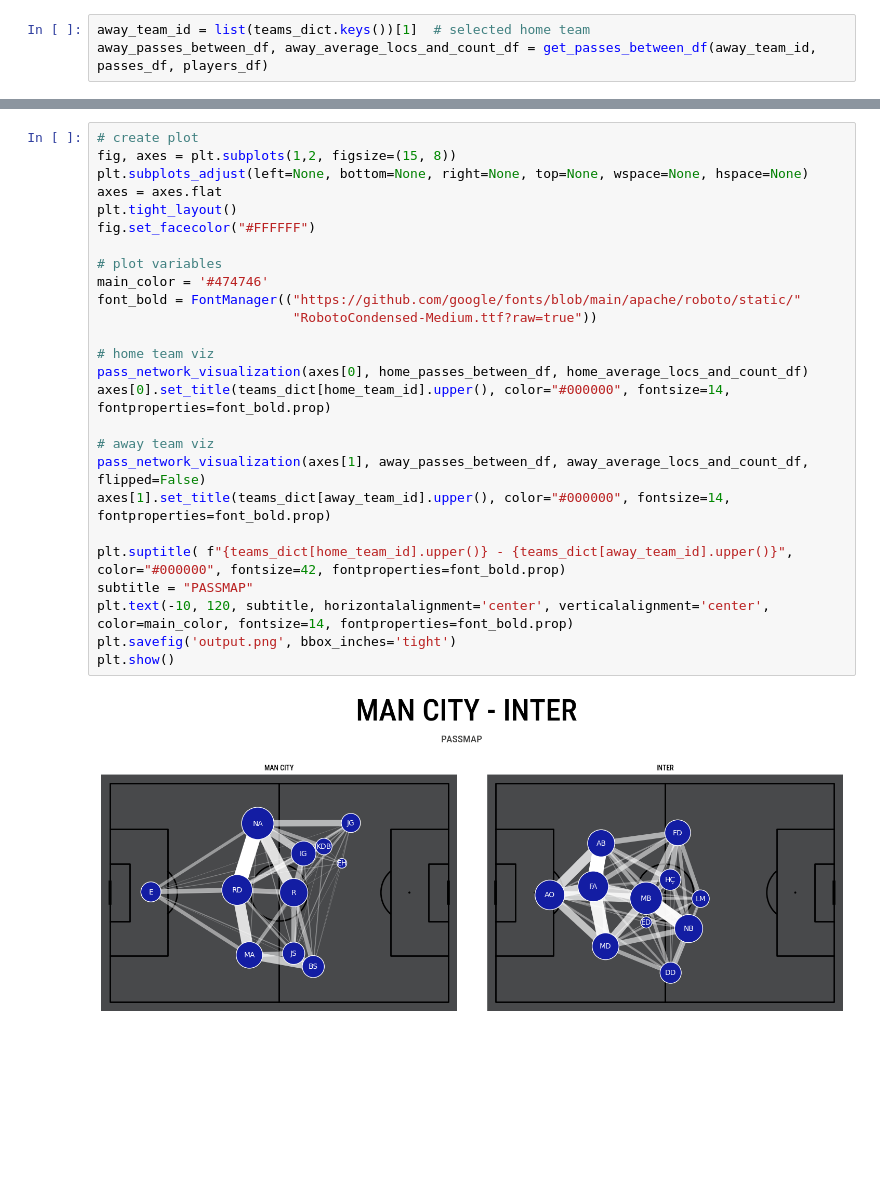
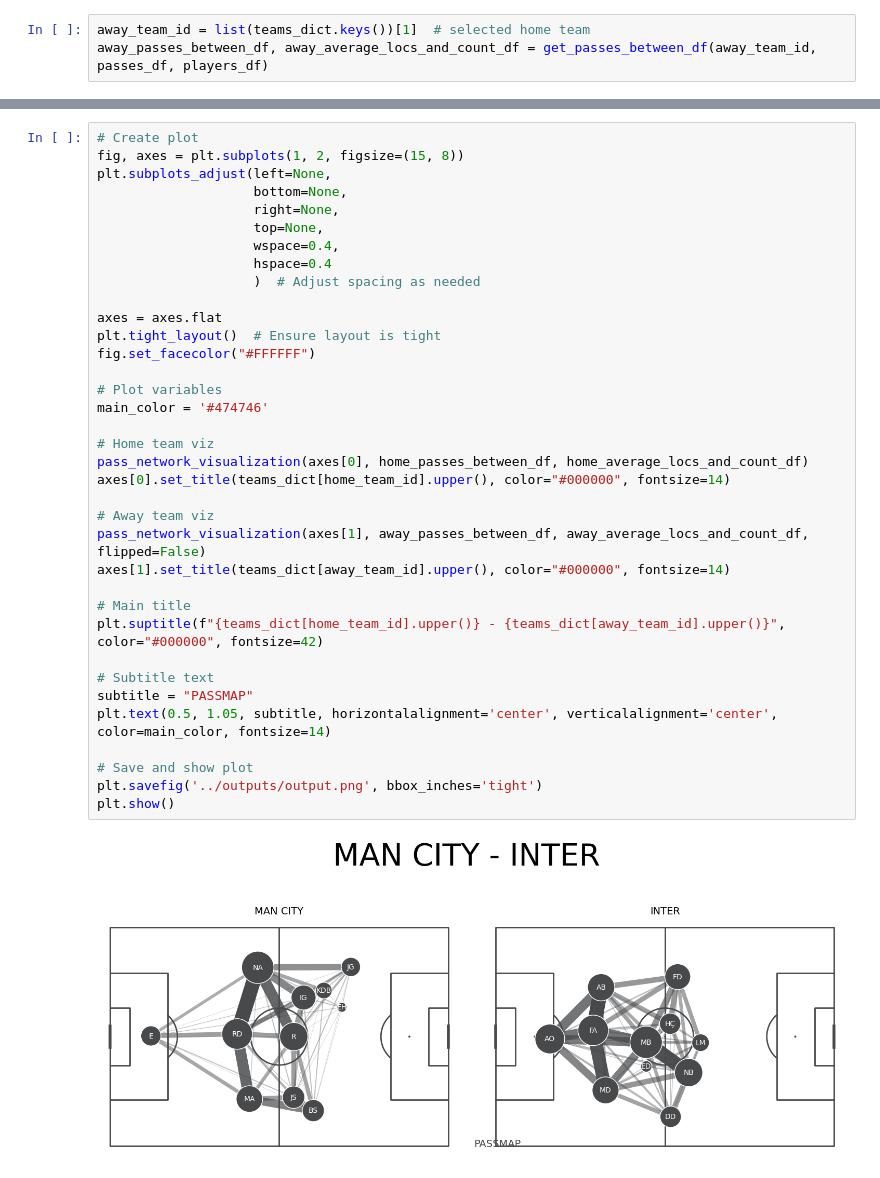
Before and after one commit to KeilanKenny/Football-Passmaps, a Jupyter notebook: src/create_passmap.ipynb, the cells around one changed output, grey strips where cells are left out. Drawn from its saved outputs; the diff is of its cells as text; blank space fills up the shorter version.

```diff
--- a/src/create_passmap.ipynb
+++ b/src/create_passmap.ipynb
@@ -177,34 +193,44 @@ def pass_network_visualization(ax, passes_between_df, average_locs_and_count_df,
                        ha='center', size=10, ax=ax)
 
     return pitch
-# %%
-# create plot
-fig, axes = plt.subplots(1,2, figsize=(15, 8))
-plt.subplots_adjust(left=None, bottom=None, right=None, top=None, wspace=None, hspace=None)
-axes = axes.flat
-plt.tight_layout()
-fig.set_facecolor("#FFFFFF")
-
-# plot variables
-main_color = '#474746'
-font_bold = FontManager(("https://github.com/google/fonts/blob/main/apache/roboto/static/"
-                         "RobotoCondensed-Medium.ttf?raw=true"))
-
-# home team viz
-pass_network_visualization(axes[0], home_passes_between_df, home_average_locs_and_count_df)
-axes[0].set_title(teams_dict[home_team_id].upper(), color="#000000", fontsize=14, fontproperties=font_bold.prop)
-
-# away team viz
-pass_network_visualization(axes[1], away_passes_between_df, away_average_locs_and_count_df, flipped=False)
-axes[1].set_title(teams_dict[away_team_id].upper(), color="#000000", fontsize=14, fontproperties=font_bold.prop)
-
-plt.suptitle( f"{teams_dict[home_team_id].upper()} - {teams_dict[away_team_id].upper()}", color="#000000", fontsize=42, fontproperties=font_bold.prop)
-subtitle = "PASSMAP"
-plt.text(-10, 120, subtitle, horizontalalignment='center', verticalalignment='center', color=main_color, fontsize=14, fontproperties=font_bold.prop)
-plt.savefig('output.png', bbox_inches='tight')
-plt.show()
-# %% [output]
-[figure, removed]
+# %%
+# Create plot
+fig, axes = plt.subplots(1, 2, figsize=(15, 8))
+plt.subplots_adjust(left=None,
+                    bottom=None,
+                    right=None,
+                    top=None,
+                    wspace=0.4,
+                    hspace=0.4
+                    )  # Adjust spacing as needed
+
+axes = axes.flat
+plt.tight_layout()  # Ensure layout is tight
+fig.set_facecolor("#FFFFFF")
+
+# Plot variables
+main_color = '#474746'
+
+# Home team viz
+pass_network_visualization(axes[0], home_passes_between_df, home_average_locs_and_count_df)
+axes[0].set_title(teams_dict[home_team_id].upper(), color="#000000", fontsize=14)
+
+# Away team viz
+pass_network_visualization(axes[1], away_passes_between_df, away_average_locs_and_count_df, flipped=False)
+axes[1].set_title(teams_dict[away_team_id].upper(), color="#000000", fontsize=14)
+
+# Main title
+plt.suptitle(f"{teams_dict[home_team_id].upper()} - {teams_dict[away_team_id].upper()}", color="#000000", fontsize=42)
+
+# Subtitle text
+subtitle = "PASSMAP"
+plt.text(0.5, 1.05, subtitle, horizontalalignment='center', verticalalignment='center', color=main_color, fontsize=14)
+
+# Save and show plot
+plt.savefig('../outputs/output.png', bbox_inches='tight')
+plt.show()
+# %% [output]
+[figure, added]
 # %%
 fig, ax = plt.subplots(figsize=(10, 10))
 plt.tight_layout()
```
Also changed, not shown: parts of 13 cells of this notebook, 7 other files.
